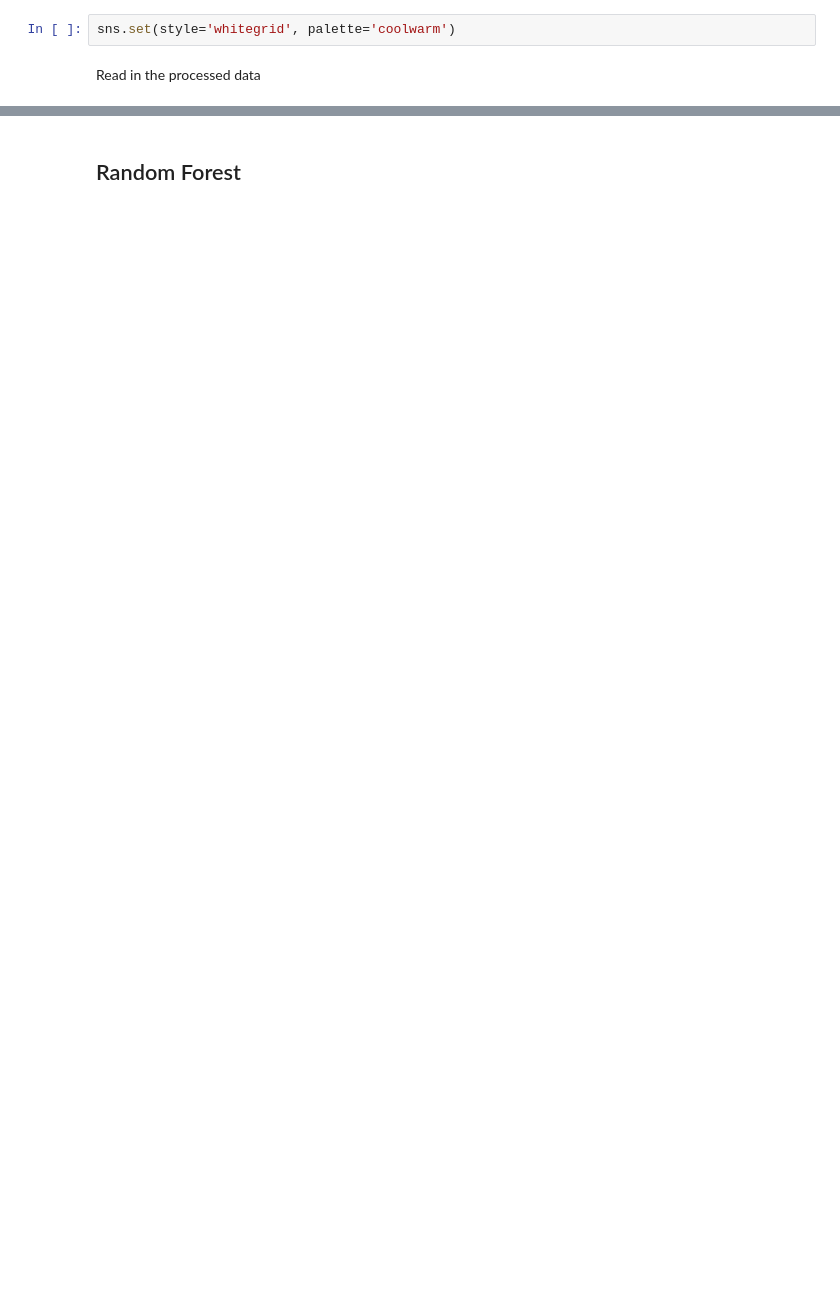
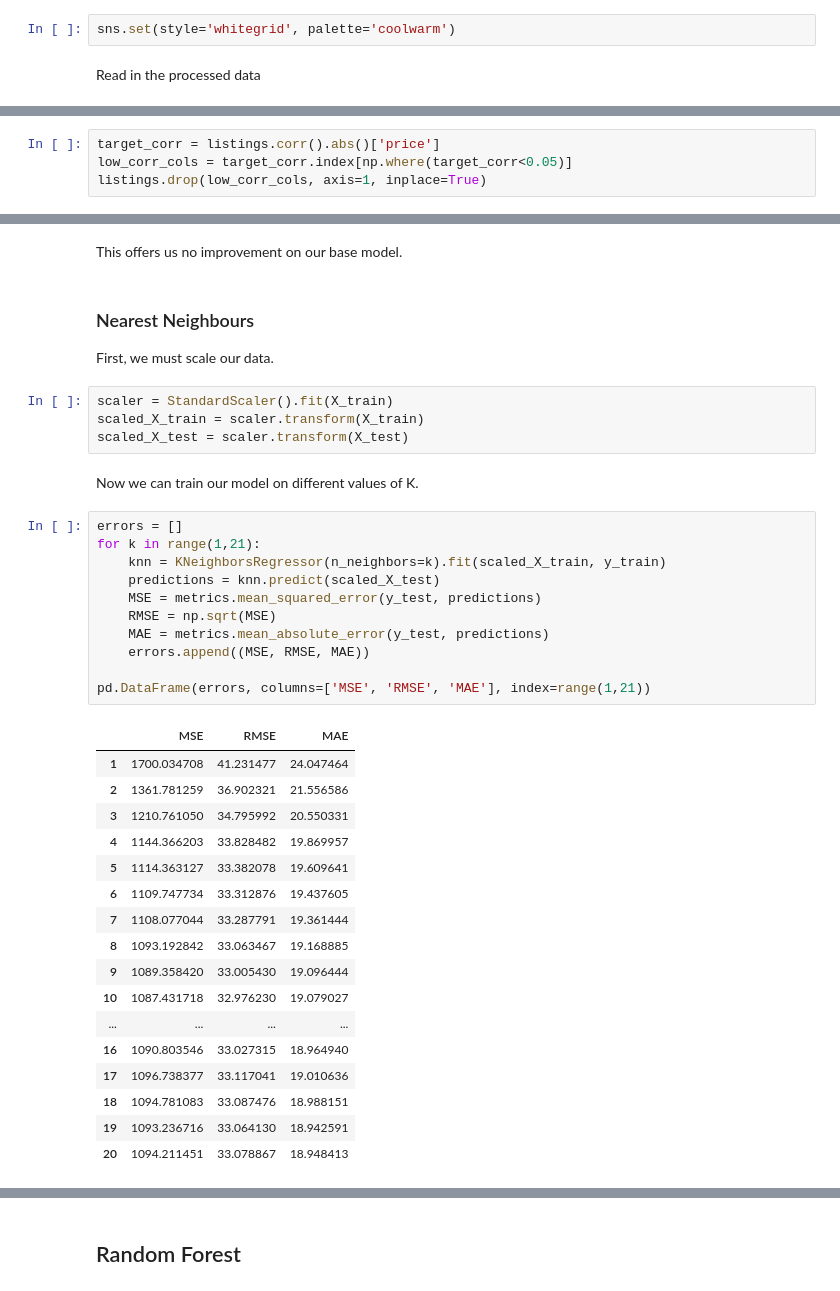
Before and after one commit to nickhill97/berlin_airbnb, a Jupyter notebook: notebooks/modelling.ipynb, the cells around one changed output, grey strips where cells are left out. Cells and saved outputs as stored; diff of their text form; blank space fills up the shorter version.

```diff
--- a/notebooks/modelling.ipynb
+++ b/notebooks/modelling.ipynb
@@ -33,0 +99,4 @@ Separate our data set into predictors and target variable
+# %%
+target_corr = listings.corr().abs()['price']
+low_corr_cols = target_corr.index[np.where(target_corr<0.05)]
+listings.drop(low_corr_cols, axis=1, inplace=True)
@@ -77,0 +168,41 @@ for plot, data in enumerate(all_predictions):
+# %% [markdown]
+This offers us no improvement on our base model.
+# %% [markdown]
+### Nearest Neighbours
+
+First, we must scale our data.
+# %%
+scaler = StandardScaler().fit(X_train)
+scaled_X_train = scaler.transform(X_train)
+scaled_X_test = scaler.transform(X_test)
+# %% [markdown]
+Now we can train our model on different values of K.
+# %%
+errors = []
+for k in range(1,21):
+    knn = KNeighborsRegressor(n_neighbors=k).fit(scaled_X_train, y_train)
+    predictions = knn.predict(scaled_X_test)
+    MSE = metrics.mean_squared_error(y_test, predictions)
+    RMSE = np.sqrt(MSE)
+    MAE = metrics.mean_absolute_error(y_test, predictions)
+    errors.append((MSE, RMSE, MAE))
+
+pd.DataFrame(errors, columns=['MSE', 'RMSE', 'MAE'], index=range(1,21))
+# %% [output]
+|  | MSE | RMSE | MAE |
+| 1 | 1700.034708 | 41.231477 | 24.047464 |
+| 2 | 1361.781259 | 36.902321 | 21.556586 |
+| 3 | 1210.761050 | 34.795992 | 20.550331 |
+| 4 | 1144.366203 | 33.828482 | 19.869957 |
+| 5 | 1114.363127 | 33.382078 | 19.609641 |
+| 6 | 1109.747734 | 33.312876 | 19.437605 |
+| 7 | 1108.077044 | 33.287791 | 19.361444 |
+| 8 | 1093.192842 | 33.063467 | 19.168885 |
+| 9 | 1089.358420 | 33.005430 | 19.096444 |
+| 10 | 1087.431718 | 32.976230 | 19.079027 |
+| ... | ... | ... | ... |
+| 16 | 1090.803546 | 33.027315 | 18.964940 |
+| 17 | 1096.738377 | 33.117041 | 19.010636 |
+| 18 | 1094.781083 | 33.087476 | 18.988151 |
+| 19 | 1093.236716 | 33.064130 | 18.942591 |
+| 20 | 1094.211451 | 33.078867 | 18.948413 |
```
Also changed, not shown: parts of 40 cells of this notebook, 2 other files.
